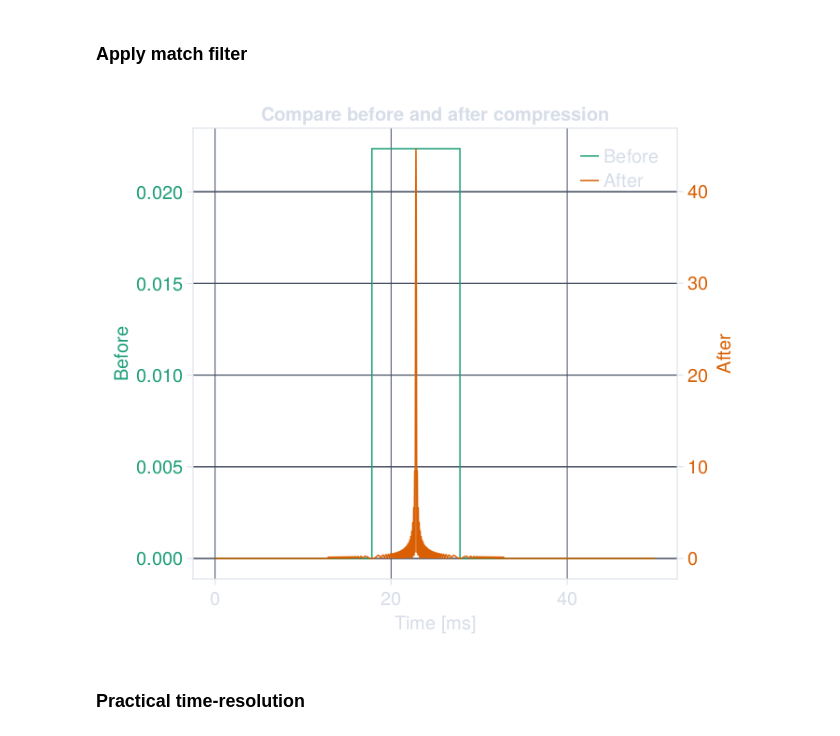
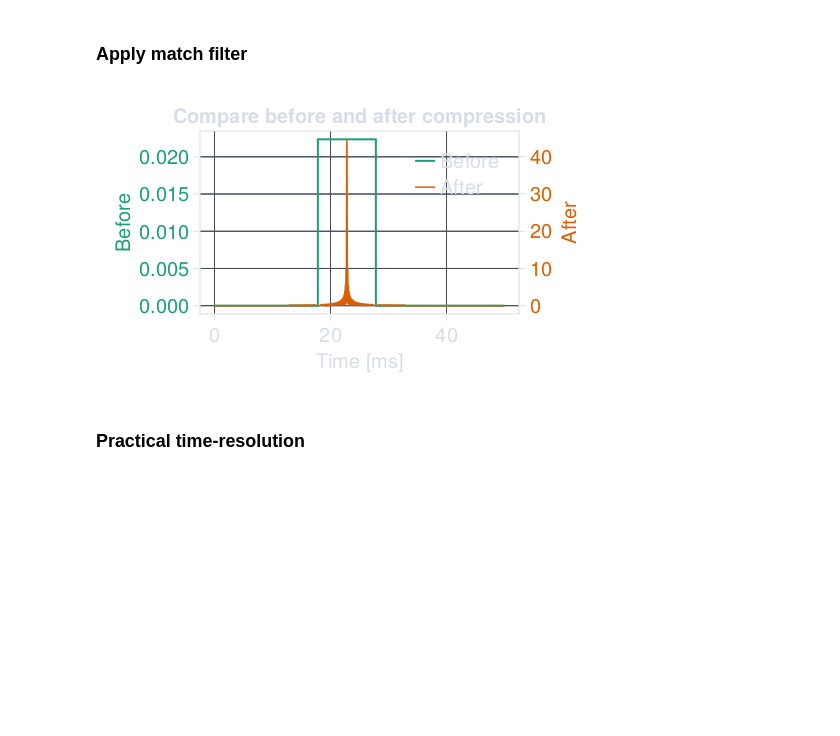
Before and after one commit to simonabj/Studies, a Jupyter notebook: IN5450/Project3/code.ipynb, the cells around one changed output. Drawn from its saved outputs; the diff is of its cells as text; code cells hidden in the pictures; blank space fills up the shorter version.

```diff
--- a/IN5450/Project3/code.ipynb
+++ b/IN5450/Project3/code.ipynb
@@ -19,7 +19,6 @@ bg = :transparent
 set_theme!(Theme(
     fontsize = 20,
     palette = ( color = cscheme,),
-    markerstrokewidth=0.1,
     Axis = (
         backgroundcolor = bg,
         xtickcolor = fg, ytickcolor = fg,
@@ -91,22 +90,23 @@ match_filter (generic function with 1 method)
 # %%
 raw_signal = tdma_data[:,1,1]
 match_signal = match_filter(raw_signal, S_up)
 
 t = (0:length(raw_signal)-1)./fs .|> toUnit(u"ms")
 
-F = Figure(backgroundcolor=bg, resolution=(700,600))
+F = Figure(backgroundcolor=bg, resolution=(500,300))
 ax1 = Axis(F[1, 1], yticklabelcolor = cscheme[1], xlabel="Time [ms]", ylabel="Before", ylabelcolor=cscheme[1],
     title="Compare before and after compression")
 ax2 = Axis(F[1, 1], yticklabelcolor = cscheme[2], yaxisposition = :right, ylabel="After", ylabelcolor=cscheme[2])
 hidespines!(ax2)
 hidexdecorations!(ax2)
-l1 = lines!(ax1, t, abs.(raw_signal), color=cscheme[1])
+l1 = lines!(ax1, t, abs.(raw_signal), color=cscheme[1], linewidth=2)
 l2 = lines!(ax2, t, abs.(match_signal), color=cscheme[2])
 axislegend(ax1, [l1, l2], ["Before", "After"])
 
+save("1.pdf", F)
 F
 # %% [output]
-[figure, old version]
+[figure, new version]
 # %% [markdown]
 ### Practical time-resolution
 # %%
```
Also changed, not shown: parts of 19 cells of this notebook, 16 other files.
